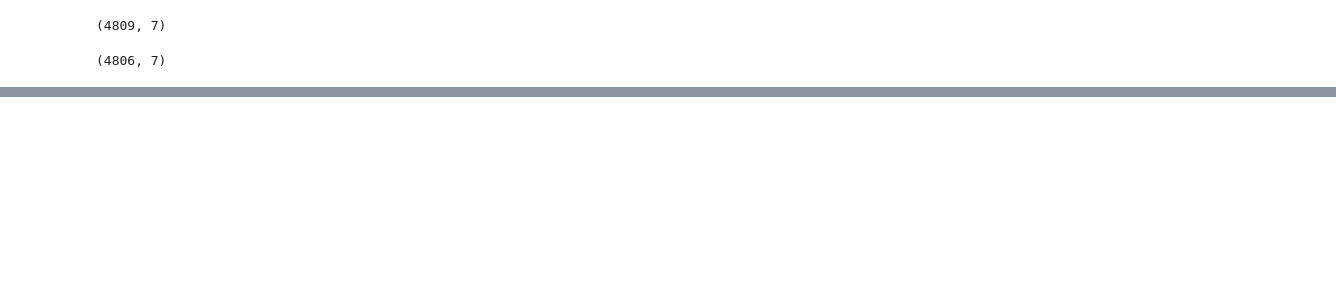
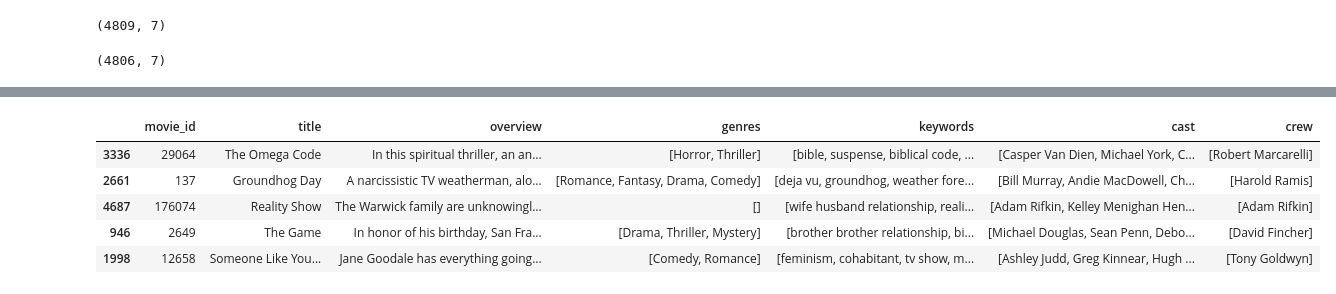
Before and after one commit to ISHANT57/Ml_Projects, a Jupyter notebook: Movie_Prediction/Movie_prediction.ipynb, the cells around one changed output, grey strips where cells are left out. Saved outputs shown, nothing was run; the diff lists cells and outputs as text; code cells hidden in the pictures; blank space fills up the shorter version.

```diff
--- a/Movie_Prediction/Movie_prediction.ipynb
+++ b/Movie_Prediction/Movie_prediction.ipynb
@@ -153,0 +195,17 @@ movies.head()
+# %%
+import ast
+
+def convert2(obj):
+
+    # agar string hai tab literal_eval karo
+    if isinstance(obj, str):
+        obj = ast.literal_eval(obj)
+
+    L = []
+    for i in obj[:3]:
+        if isinstance(i, dict):
+            L.append(i['name'])
+        else:
+            L.append(i)
+
+    return L
@@ -154,5 +218,5 @@ movies.head()
 # %%
-movies['cast'] = movies['cast'].apply(convert)
+movies['cast'] = movies['cast'].apply(convert2)
 movies.head()
 # %% [output]
 |  | movie_id | title | overview | genres | keywords | cast | crew |
@@ -164,5 +230,12 @@ movies.head()
+# %%
+def convert3(obj):
+    L=[]
+    for i in eval(obj):
+        if i['job']=='Director':
+            L.append(i['name'])
+    return L
 # %%
-movies['crew']=movies['crew'].apply(convert)
+movies['crew']=movies['crew'].apply(convert3)
 movies.head()
 # %% [output]
 |  | movie_id | title | overview | genres | keywords | cast | crew |
@@ -173,0 +247,16 @@ movies.head()
+# %%
+movies.sample(5)
+
+# Random rows pick karna DataFrame se
+
+# 🎯 Why use it?
+# 1️⃣ Dataset ko quickly inspect karne ke liye
+# 2️⃣ Random check karne ke liye
+# 3️⃣ Debugging ke time
+# %% [output]
+|  | movie_id | title | overview | genres | keywords | cast | crew |
+| 3336 | 29064 | The Omega Code | In this spiritual thriller, an an... | [Horror, Thriller] | [bible, suspense, biblical code, ... | [Casper Van Dien, Michael York, C... | [Robert Marcarelli] |
+| 2661 | 137 | Groundhog Day | A narcissistic TV weatherman, alo... | [Romance, Fantasy, Drama, Comedy] | [deja vu, groundhog, weather fore... | [Bill Murray, Andie MacDowell, Ch... | [Harold Ramis] |
+| 4687 | 176074 | Reality Show | The Warwick family are unknowingl... | [] | [wife husband relationship, reali... | [Adam Rifkin, Kelley Menighan Hen... | [Adam Rifkin] |
+| 946 | 2649 | The Game | In honor of his birthday, San Fra... | [Drama, Thriller, Mystery] | [brother brother relationship, bi... | [Michael Douglas, Sean Penn, Debo... | [David Fincher] |
+| 1998 | 12658 | Someone Like You... | Jane Goodale has everything going... | [Comedy, Romance] | [feminism, cohabitant, tv show, m... | [Ashley Judd, Greg Kinnear, Hugh ... | [Tony Goldwyn] |
```
Also changed, not shown: parts of 27 cells of this notebook, 2 other files.
